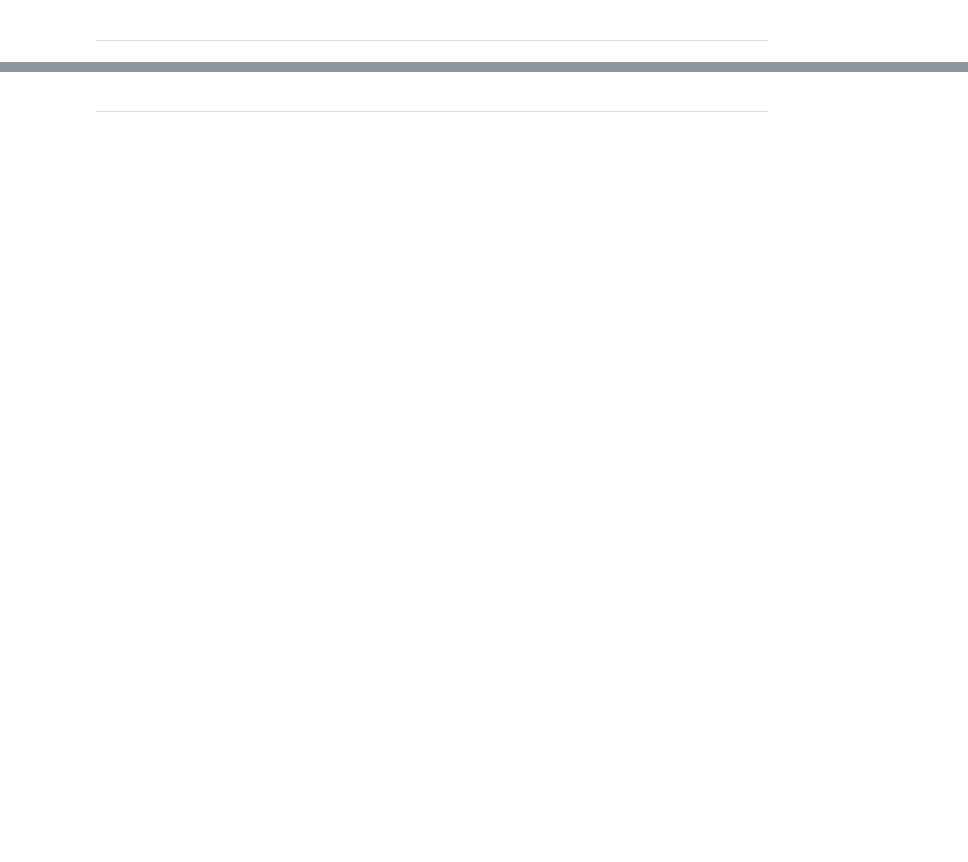
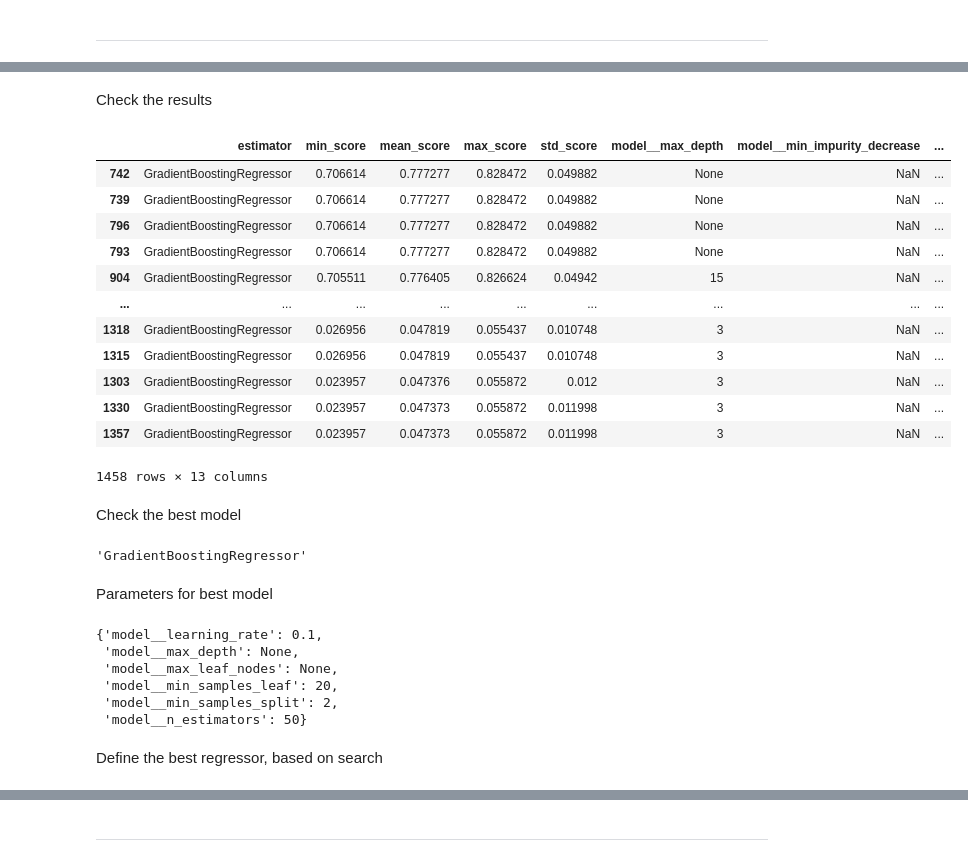
Before and after one commit to frankiesanjana/housing-price-predictor, a Jupyter notebook: jupyter_notebooks/05-modelling-evaluation.ipynb, the cells around one changed output, grey strips where cells are left out. Saved outputs shown, nothing was run; the diff lists cells and outputs as text; code cells hidden in the pictures; blank space fills up the shorter version.

```diff
--- a/jupyter_notebooks/05-modelling-evaluation.ipynb
+++ b/jupyter_notebooks/05-modelling-evaluation.ipynb
@@ -622,0 +652,24 @@ Root Mean Squared Error: 39448.992
+# %%
+models_extra_search = {
+    "ExtraTreesRegressor": ExtraTreesRegressor(random_state=0),
+    "GradientBoostingRegressor": GradientBoostingRegressor(random_state=0),
+}
+
+params_extra_search = {
+    "ExtraTreesRegressor": {
+        'model__n_estimators': [50, 100, 150],
+        'model__max_depth': [None, 3, 15],
+        'model__min_samples_split': [2, 25, 50],
+        'model__min_samples_leaf': [1, 20, 50],
+        'model__min_impurity_decrease': [0.0, 0.05, 0.1],
+        'model__min_weight_fraction_leaf': [0.0, 0.1, 0.2],
+    },
+    "GradientBoostingRegressor": {
+        'model__n_estimators': [100,50,140],
+        'model__learning_rate':[0.1, 0.01, 0.001],
+        'model__max_depth': [None, 3, 15],
+        'model__min_samples_split': [2, 25, 50],
+        'model__min_samples_leaf': [1, 20, 50],
+        'model__max_leaf_nodes': [None, 25, 50],
+},
+}
@@ -622,0 +688,39 @@ Root Mean Squared Error: 39448.992
+# %% [markdown]
+Check the results
+# %%
+grid_search_summary, grid_search_pipelines = search.score_summary(sort_by='mean_score')
+grid_search_summary
+# %% [output]
+|  | estimator | min_score | mean_score | max_score | std_score | model__max_depth | model__min_impurity_decrease | ... |
+| 742 | GradientBoostingRegressor | 0.706614 | 0.777277 | 0.828472 | 0.049882 | None | NaN | ... |
+| 739 | GradientBoostingRegressor | 0.706614 | 0.777277 | 0.828472 | 0.049882 | None | NaN | ... |
+| 796 | GradientBoostingRegressor | 0.706614 | 0.777277 | 0.828472 | 0.049882 | None | NaN | ... |
+| 793 | GradientBoostingRegressor | 0.706614 | 0.777277 | 0.828472 | 0.049882 | None | NaN | ... |
+| 904 | GradientBoostingRegressor | 0.705511 | 0.776405 | 0.826624 | 0.04942 | 15 | NaN | ... |
+| ... | ... | ... | ... | ... | ... | ... | ... | ... |
+| 1318 | GradientBoostingRegressor | 0.026956 | 0.047819 | 0.055437 | 0.010748 | 3 | NaN | ... |
+| 1315 | GradientBoostingRegressor | 0.026956 | 0.047819 | 0.055437 | 0.010748 | 3 | NaN | ... |
+| 1303 | GradientBoostingRegressor | 0.023957 | 0.047376 | 0.055872 | 0.012 | 3 | NaN | ... |
+| 1330 | GradientBoostingRegressor | 0.023957 | 0.047373 | 0.055872 | 0.011998 | 3 | NaN | ... |
+| 1357 | GradientBoostingRegressor | 0.023957 | 0.047373 | 0.055872 | 0.011998 | 3 | NaN | ... |
+1458 rows × 13 columns
+# %% [markdown]
+Check the best model
+# %%
+best_model = grid_search_summary.iloc[0, 0]
+best_model
+# %% [output]
+'GradientBoostingRegressor'
+# %% [markdown]
+Parameters for best model
+# %%
+grid_search_pipelines[best_model].best_params_
+# %% [output]
+{'model__learning_rate': 0.1,
+ 'model__max_depth': None,
+ 'model__max_leaf_nodes': None,
+ 'model__min_samples_leaf': 20,
+ 'model__min_samples_split': 2,
+ 'model__n_estimators': 50}
+# %% [markdown]
+Define the best regressor, based on search
```
Also changed, not shown: parts of 16 cells of this notebook.
